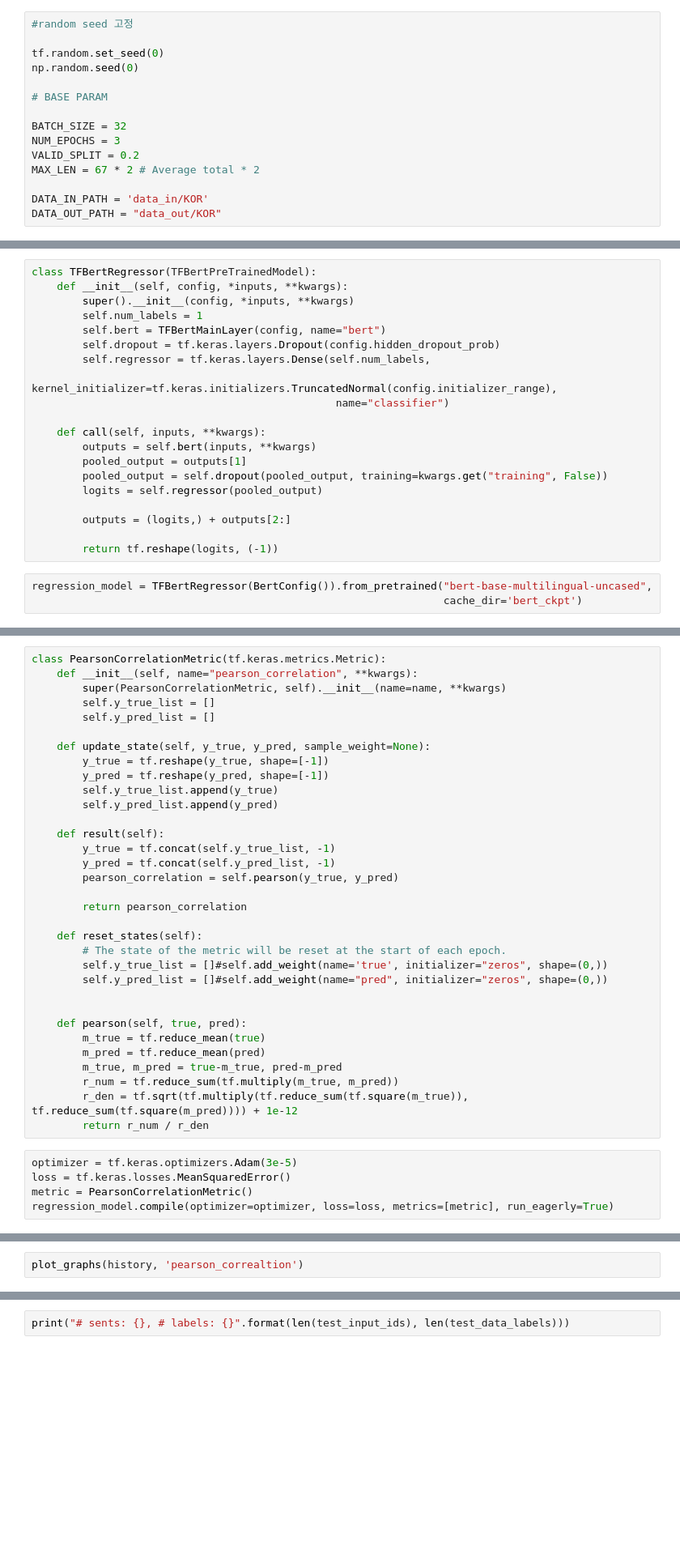
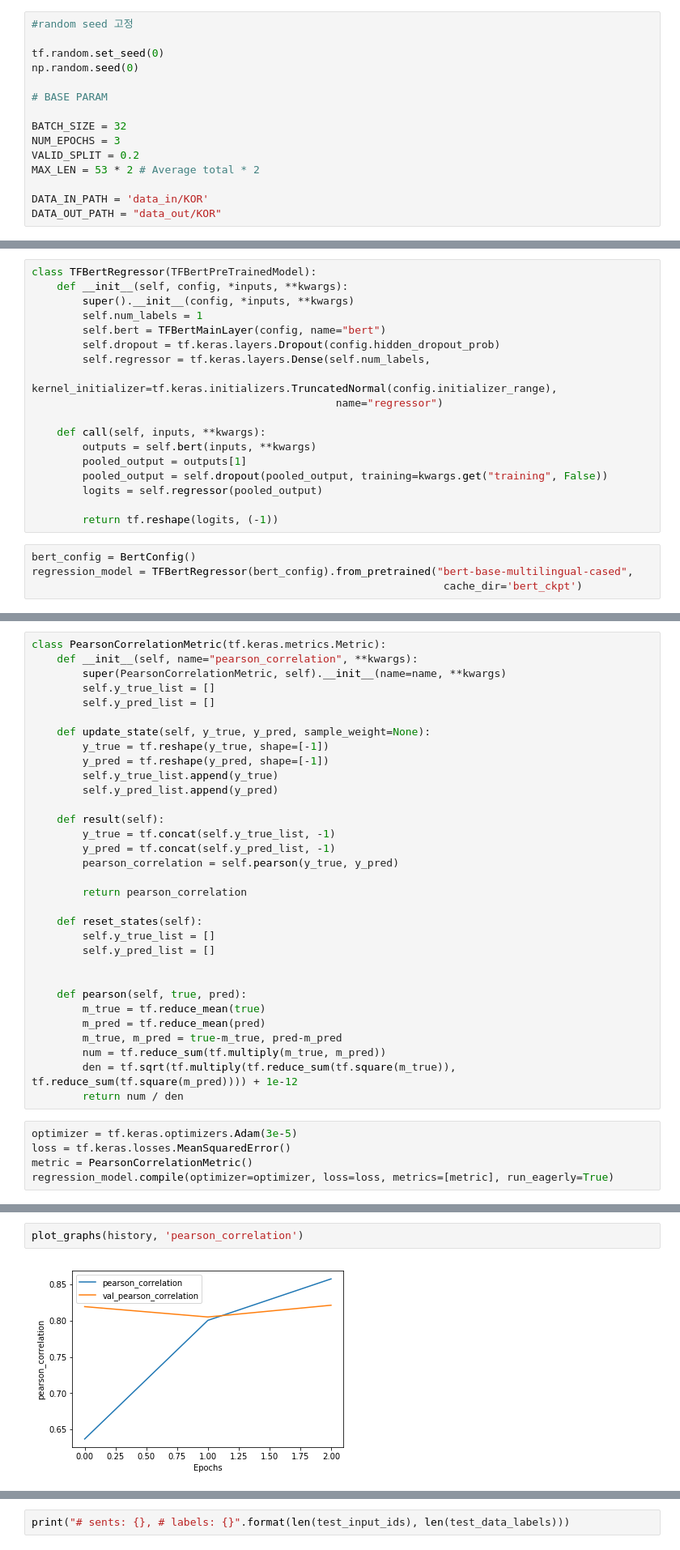
Before and after one commit to NLP-kr/tensorflow-ml-nlp-tf2, a Jupyter notebook: 7.PRETRAIN_METHOD/7.2.bert_finetune-KOR_KorSTS.ipynb, the cells around one changed output, grey strips where cells are left out. Shown at 81% size. Saved outputs shown, nothing was run; the diff lists cells and outputs as text; blank space fills up the shorter version.

Commit message:
:bug: Fix bert cased

```diff
--- a/7.PRETRAIN_METHOD/7.2.bert_finetune-KOR_KorSTS.ipynb
+++ b/7.PRETRAIN_METHOD/7.2.bert_finetune-KOR_KorSTS.ipynb
@@ -56,7 +62,7 @@ np.random.seed(0)
 BATCH_SIZE = 32
 NUM_EPOCHS = 3
 VALID_SPLIT = 0.2
-MAX_LEN = 67 * 2 # Average total * 2
+MAX_LEN = 53 * 2 # Average total * 2
 
 DATA_IN_PATH = 'data_in/KOR'
 DATA_OUT_PATH = "data_out/KOR"
@@ -194,7 +200,7 @@ class TFBertRegressor(TFBertPreTrainedModel):
         self.dropout = tf.keras.layers.Dropout(config.hidden_dropout_prob)
         self.regressor = tf.keras.layers.Dense(self.num_labels,
                                                 kernel_initializer=tf.keras.initializers.TruncatedNormal(config.initializer_range),
-                                                name="classifier")
+                                                name="regressor")
 
     def call(self, inputs, **kwargs):
         outputs = self.bert(inputs, **kwargs)
@@ -202,10 +208,9 @@ class TFBertRegressor(TFBertPreTrainedModel):
         pooled_output = self.dropout(pooled_output, training=kwargs.get("training", False))
         logits = self.regressor(pooled_output)
 
-        outputs = (logits,) + outputs[2:]
-
         return tf.reshape(logits, (-1))
 # %%
-regression_model = TFBertRegressor(BertConfig()).from_pretrained("bert-base-multilingual-uncased",
+bert_config = BertConfig()
+regression_model = TFBertRegressor(bert_config).from_pretrained("bert-base-multilingual-cased",
                                                                  cache_dir='bert_ckpt')
 # %% [output]
@@ -247,18 +262,17 @@ class PearsonCorrelationMetric(tf.keras.metrics.Metric):
         return pearson_correlation
 
     def reset_states(self):
-        # The state of the metric will be reset at the start of each epoch.
-        self.y_true_list = []#self.add_weight(name='true', initializer="zeros", shape=(0,))
-        self.y_pred_list = []#self.add_weight(name="pred", initializer="zeros", shape=(0,))
+        self.y_true_list = []
+        self.y_pred_list = []
 
 
     def pearson(self, true, pred):
         m_true = tf.reduce_mean(true)
         m_pred = tf.reduce_mean(pred)
         m_true, m_pred = true-m_true, pred-m_pred
-        r_num = tf.reduce_sum(tf.multiply(m_true, m_pred))
-        r_den = tf.sqrt(tf.multiply(tf.reduce_sum(tf.square(m_true)), tf.reduce_sum(tf.square(m_pred)))) + 1e-12
-        return r_num / r_den
+        num = tf.reduce_sum(tf.multiply(m_true, m_pred))
+        den = tf.sqrt(tf.multiply(tf.reduce_sum(tf.square(m_true)), tf.reduce_sum(tf.square(m_pred)))) + 1e-12
+        return num / den
 # %%
 optimizer = tf.keras.optimizers.Adam(3e-5)
 loss = tf.keras.losses.MeanSquaredError()
@@ -299,6 +313,8 @@ data_out/KOR/tf2_BERT_KorSTS -- Folder create complete
 Epoch 1/3
 KeyboardInterrupt:
 # %%
-plot_graphs(history, 'pearson_correaltion')
+plot_graphs(history, 'pearson_correlation')
+# %% [output]
+[figure, added]
 # %%
 plot_graphs(history, 'loss')
```
Also changed, not shown: parts of 7 cells of this notebook, 2 other files.
